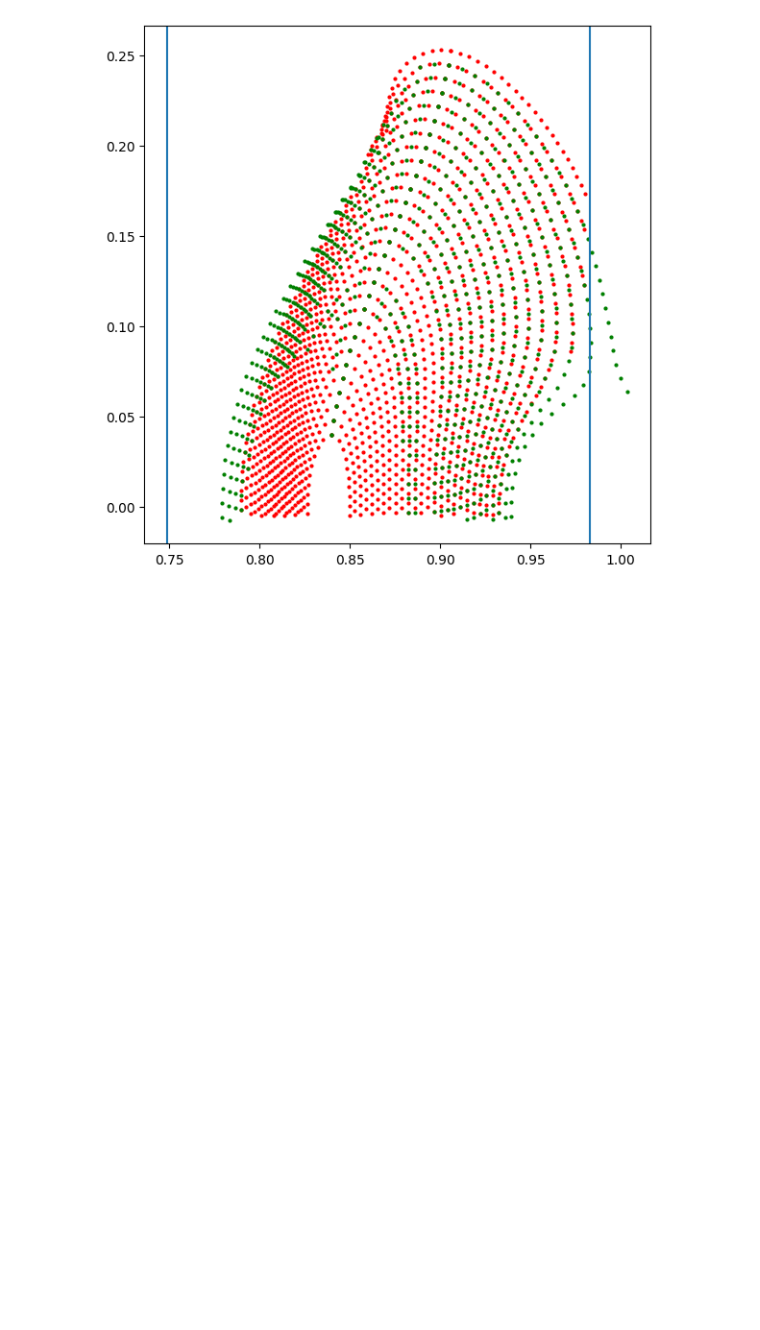
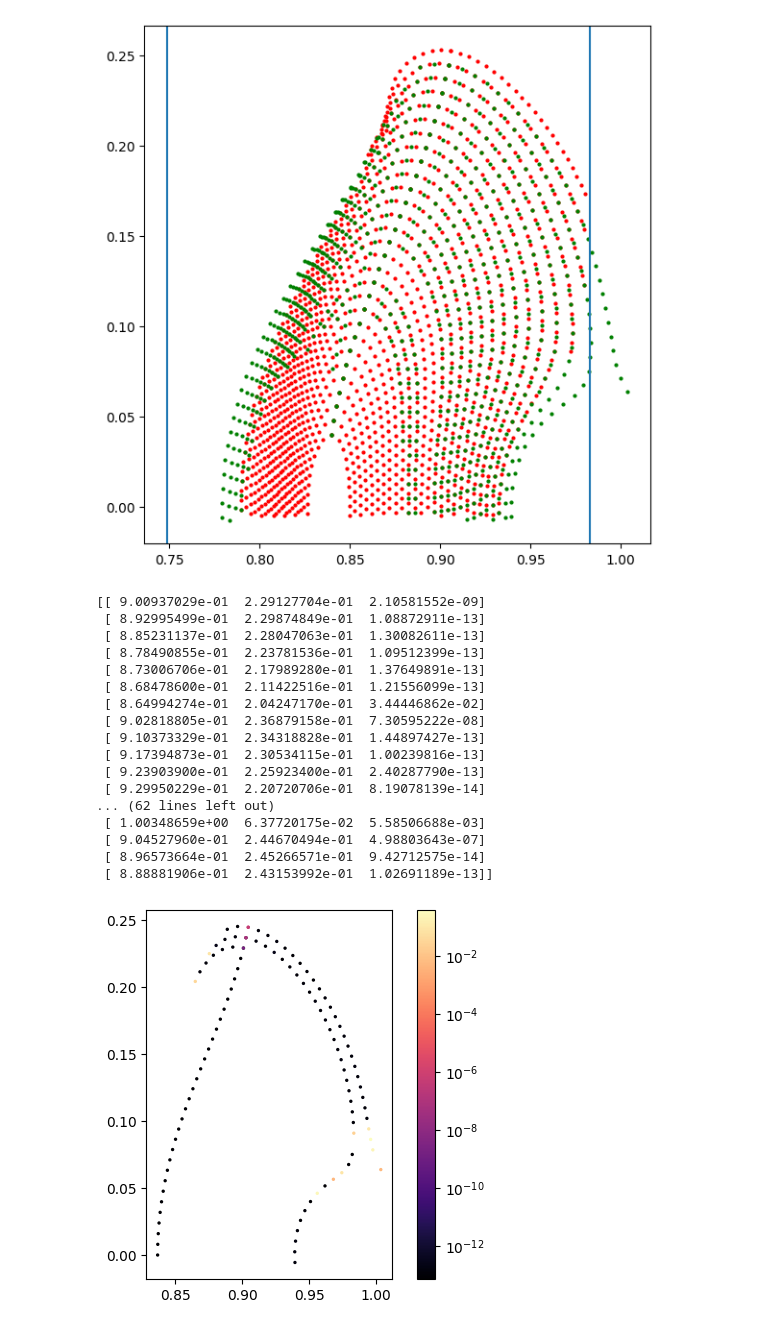
Before and after one commit to tka4nik/crtbp_diploma, a Jupyter notebook: spl_method/initial_state_map_split_lyapunov.ipynb, the cells around one changed output. Saved outputs shown, nothing was run; the diff lists cells and outputs as text; code cells hidden in the pictures; blank space fills up the shorter version.

```diff
--- a/spl_method/initial_state_map_split_lyapunov.ipynb
+++ b/spl_method/initial_state_map_split_lyapunov.ipynb
@@ -439,3 +475,62 @@ ax.set_aspect('equal', adjustable='box')
 plt.show()
 # %% [output]
 [figure]
+# %%
+import matplotlib
+import pickle
+#
+# with open(r"data/contour_points/sumdv_maps/sum_dv_map_47-50.pickle", "rb") as input_file:
+#     data1 = pickle.load(input_file)
+# import matplotlib
+#
+# with open(r"data/contour_points/sumdv_maps/sum_dv_map_44-46_and_51.pickle", "rb") as input_file:
+#     data2 = pickle.load(input_file)
+#
+with open(r"../data/contour_points/sumdv_maps/sum_dv_map_spl_51-55.pickle", "rb") as input_file:
+    data = pickle.load(input_file)
+
+data_zvl = np.load('../data/contour_points/zvl/zvl_3.npy')
+data_zvl = np.c_[data_zvl, np.zeros(len(data_zvl))]
+
+data_points = []
+
+for line in data:
+    for point in line:
+        tmp = [*point[0][0:2], point[1]]
+        if tmp[-1] == -1:
+            continue
+        # if tmp[-1] > 0.001:
+        #     continue
+        data_points.append(tmp)
+
+
+data_points = np.array(data_points)
+
+print(data_points)
+plt.scatter(data_zvl[:32,0], data_zvl[:32,1], c=data_zvl[:32,2], cmap='magma', s=2)
+plt.scatter(data_points[:, 0], data_points[:, 1], c=data_points[:, 2], cmap='magma', s=2,
+            norm=matplotlib.colors.LogNorm())
+
+ax = plt.gca()
+ax.set_aspect('equal', adjustable='box')
+plt.colorbar()
+plt.show()
+# %% [output]
+[[ 9.00937029e-01  2.29127704e-01  2.10581552e-09]
+ [ 8.92995499e-01  2.29874849e-01  1.08872911e-13]
+ [ 8.85231137e-01  2.28047063e-01  1.30082611e-13]
+ [ 8.78490855e-01  2.23781536e-01  1.09512399e-13]
+ [ 8.73006706e-01  2.17989280e-01  1.37649891e-13]
+ [ 8.68478600e-01  2.11422516e-01  1.21556099e-13]
+ [ 8.64994274e-01  2.04247170e-01  3.44446862e-02]
+ [ 9.02818805e-01  2.36879158e-01  7.30595222e-08]
+ [ 9.10373329e-01  2.34318828e-01  1.44897427e-13]
+ [ 9.17394873e-01  2.30534115e-01  1.00239816e-13]
+ [ 9.23903900e-01  2.25923400e-01  2.40287790e-13]
+ [ 9.29950229e-01  2.20720706e-01  8.19078139e-14]
+... (62 lines left out)
+ [ 1.00348659e+00  6.37720175e-02  5.58506688e-03]
+ [ 9.04527960e-01  2.44670494e-01  4.98803643e-07]
+ [ 8.96573664e-01  2.45266571e-01  9.42712575e-14]
+ [ 8.88881906e-01  2.43153992e-01  1.02691189e-13]]
+[figure, added]
```
Also changed, not shown: parts of 14 cells of this notebook, 28 other files.
